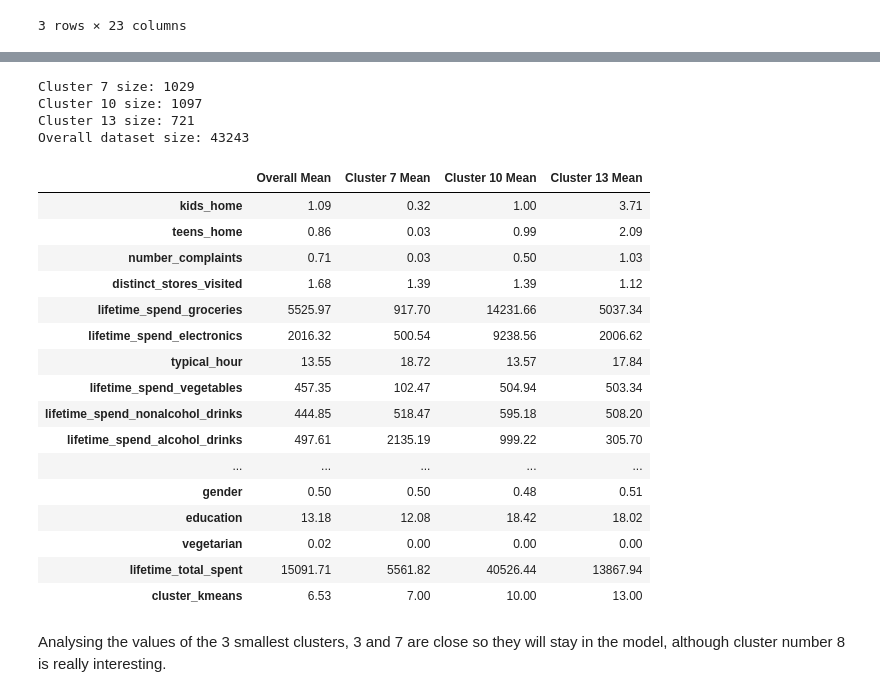
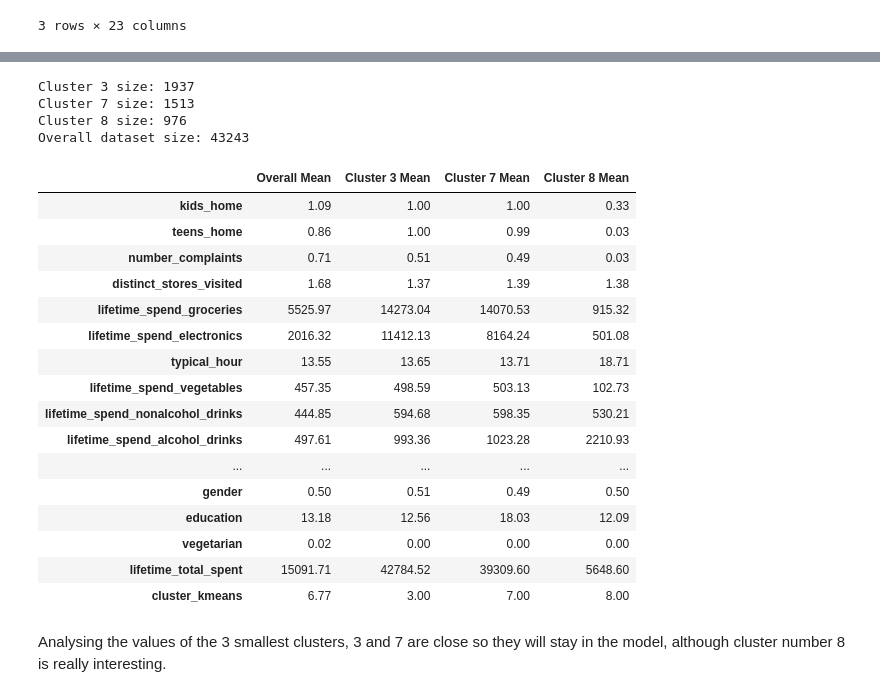
Before and after one commit to mitoma10110/ML2_Project, a Jupyter notebook: main copy.ipynb, the cells around one changed output, grey strips where cells are left out. Saved outputs shown, nothing was run; the diff lists cells and outputs as text; code cells hidden in the pictures.

```diff
--- a/main copy.ipynb
+++ b/main copy.ipynb
@@ -268,28 +211,28 @@ plt.show()
 # %%
 # analysing the smaller clusters, that are the more prone to being pushed by outliers
-show_clusters(test_outliers, 'cluster_kmeans', [7,10,13])
+show_clusters(test_outliers, 'cluster_kmeans', [3, 7, 8])
 # %% [output]
-Cluster 7 size: 1029
-Cluster 10 size: 1097
-Cluster 13 size: 721
+Cluster 3 size: 1937
+Cluster 7 size: 1513
+Cluster 8 size: 976
 Overall dataset size: 43243
-|  | Overall Mean | Cluster 7 Mean | Cluster 10 Mean | Cluster 13 Mean |
-| kids_home | 1.09 | 0.32 | 1.00 | 3.71 |
-| teens_home | 0.86 | 0.03 | 0.99 | 2.09 |
-| number_complaints | 0.71 | 0.03 | 0.50 | 1.03 |
-| distinct_stores_visited | 1.68 | 1.39 | 1.39 | 1.12 |
-| lifetime_spend_groceries | 5525.97 | 917.70 | 14231.66 | 5037.34 |
-| lifetime_spend_electronics | 2016.32 | 500.54 | 9238.56 | 2006.62 |
-| typical_hour | 13.55 | 18.72 | 13.57 | 17.84 |
-| lifetime_spend_vegetables | 457.35 | 102.47 | 504.94 | 503.34 |
-| lifetime_spend_nonalcohol_drinks | 444.85 | 518.47 | 595.18 | 508.20 |
-| lifetime_spend_alcohol_drinks | 497.61 | 2135.19 | 999.22 | 305.70 |
+|  | Overall Mean | Cluster 3 Mean | Cluster 7 Mean | Cluster 8 Mean |
+| kids_home | 1.09 | 1.00 | 1.00 | 0.33 |
+| teens_home | 0.86 | 1.00 | 0.99 | 0.03 |
+| number_complaints | 0.71 | 0.51 | 0.49 | 0.03 |
+| distinct_stores_visited | 1.68 | 1.37 | 1.39 | 1.38 |
+| lifetime_spend_groceries | 5525.97 | 14273.04 | 14070.53 | 915.32 |
+| lifetime_spend_electronics | 2016.32 | 11412.13 | 8164.24 | 501.08 |
+| typical_hour | 13.55 | 13.65 | 13.71 | 18.71 |
+| lifetime_spend_vegetables | 457.35 | 498.59 | 503.13 | 102.73 |
+| lifetime_spend_nonalcohol_drinks | 444.85 | 594.68 | 598.35 | 530.21 |
+| lifetime_spend_alcohol_drinks | 497.61 | 993.36 | 1023.28 | 2210.93 |
 | ... | ... | ... | ... | ... |
-| gender | 0.50 | 0.50 | 0.48 | 0.51 |
-| education | 13.18 | 12.08 | 18.42 | 18.02 |
+| gender | 0.50 | 0.51 | 0.49 | 0.50 |
+| education | 13.18 | 12.56 | 18.03 | 12.09 |
 | vegetarian | 0.02 | 0.00 | 0.00 | 0.00 |
-| lifetime_total_spent | 15091.71 | 5561.82 | 40526.44 | 13867.94 |
-| cluster_kmeans | 6.53 | 7.00 | 10.00 | 13.00 |
+| lifetime_total_spent | 15091.71 | 42784.52 | 39309.60 | 5648.60 |
+| cluster_kmeans | 6.77 | 3.00 | 7.00 | 8.00 |
 # %% [markdown]
 Analysing the values of the 3 smallest clusters, 3 and 7 are close so they will stay in the model, although cluster number 8 is really interesting.
 # %%
```
Also changed, not shown: parts of 47 cells of this notebook, 4 other files.
